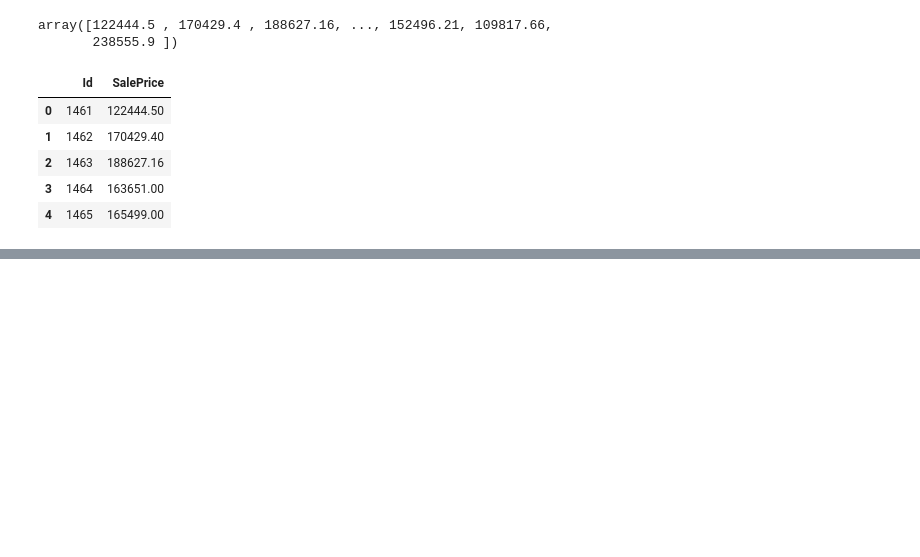
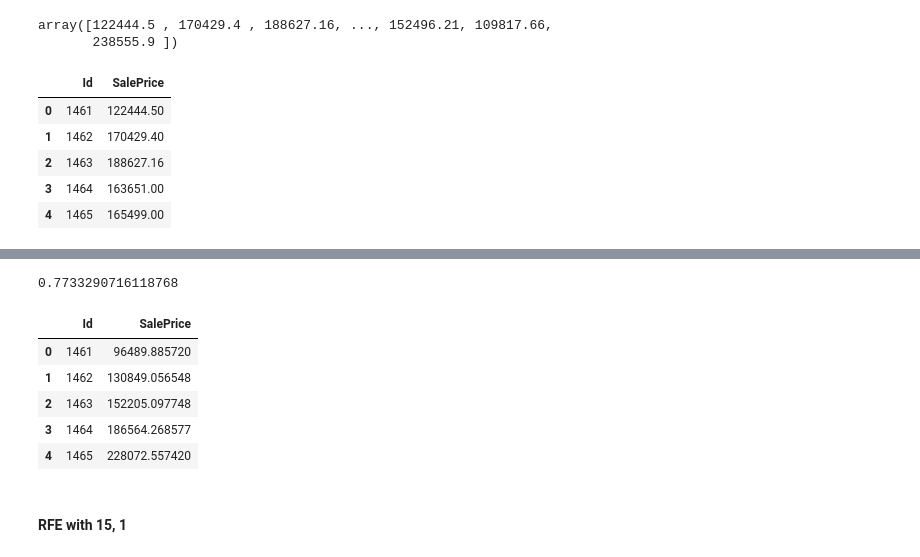
Before and after one commit to greigbingham/kaggle-house-prices, a Jupyter notebook: house_prices_notebook2.ipynb, the cells around one changed output, grey strips where cells are left out. Drawn from its saved outputs; the diff is of its cells as text; code cells hidden in the pictures; blank space fills up the shorter version.

```diff
--- a/house_prices_notebook2.ipynb
+++ b/house_prices_notebook2.ipynb
@@ -341,0 +371,17 @@ output_df.to_csv('Submissions\submission_20220302.csv', index=False)
+# %%
+from sklearn.feature_selection import RFE
+
+np.random.seed(17)
+
+model = LinearRegression()
+
+X = house_prices_train_transform.drop("SalePrice", axis=1)
+y = house_prices_train_transform["SalePrice"]
+
+X_train, X_test, y_train, y_test = train_test_split(X, y, test_size=0.2)
+
+rfe = RFE(model, n_features_to_select=10, step=2)
+fit = rfe.fit(X_train, y_train)
+print("Num Features: %d" % fit.n_features_)
+print("Selected Features: %s" % fit.support_)
+print("Feature Ranking: %s" % fit.ranking_)
@@ -341,0 +401,26 @@ output_df.to_csv('Submissions\submission_20220302.csv', index=False)
+# %%
+fit.score(X_test, y_test)
+# %% [output]
+0.7733290716118768
+# %%
+actual_preds = fit.predict(actual_test_set)
+
+output_df = pd.DataFrame()
+
+output_df["Id"] = list(range(1461,2920))
+output_df["SalePrice"] = actual_preds
+
+output_df.head()
+
+output_df.to_csv('Submissions\submission_20220303_recursive.csv', index=False)
+
+output_df.head()
+# %% [output]
+|  | Id | SalePrice |
+| 0 | 1461 | 96489.885720 |
+| 1 | 1462 | 130849.056548 |
+| 2 | 1463 | 152205.097748 |
+| 3 | 1464 | 186564.268577 |
+| 4 | 1465 | 228072.557420 |
+# %% [markdown]
+#### RFE with 15, 1
```
Also changed, not shown: parts of 21 cells of this notebook.
